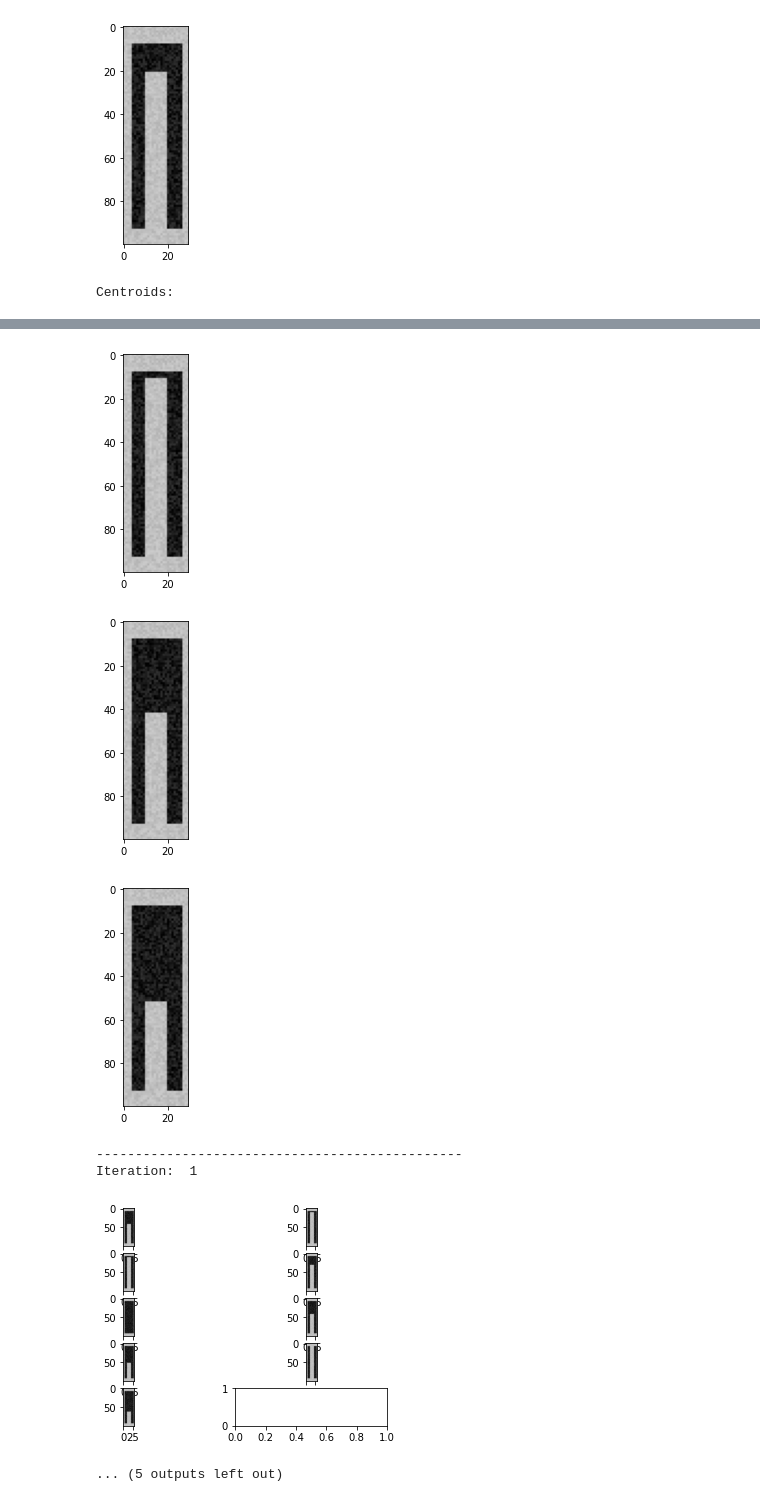
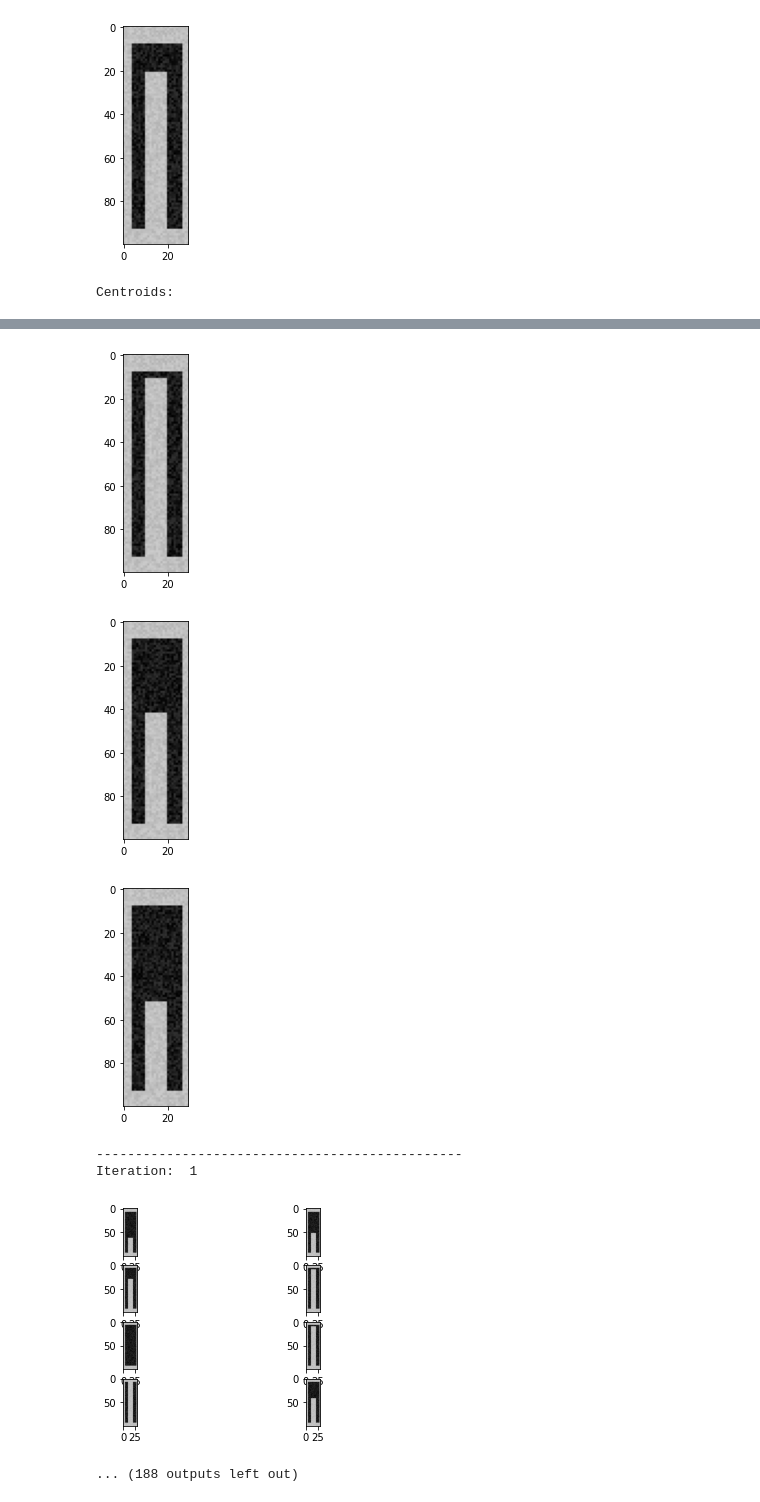
Before and after one commit to bitshrine/ml2-tufts, a Jupyter notebook: scripts/KMeans.ipynb, the cells around one changed output, grey strips where cells are left out. Saved outputs shown, nothing was run; the diff lists cells and outputs as text; code cells hidden in the pictures.

Commit message:
change to KMeans

```diff
--- a/scripts/KMeans.ipynb
+++ b/scripts/KMeans.ipynb
@@ -50,11 +54,11 @@ def plot_tuft(tuft):
     plt.imshow(tuft, cmap = "gray", vmin = 0, vmax = 1)
     plt.show()
 # %%
-def plot_9_tufts(tufts):
+def plot_n_tufts(tufts,n, rows, cols):
 
-    f, axarr = plt.subplots(5, 2)
-    for i in range(0, 9):
-            axarr[i%5,i%2].imshow(tufts[i].reshape(100, 30),  cmap = "gray", vmin = 0, vmax = 1)
+    f, axarr = plt.subplots(4, 2)
+    for i in range(0, n):
+        axarr[i%int((n+1)/2), 0 if i < (n/2) else 1].imshow(tufts[i].reshape(rows, cols),  cmap = "gray", vmin = 0, vmax = 1)
 
     plt.show()
 # %%
@@ -76,7 +79,7 @@ def create_n_tufts(n):
 data = create_n_tufts(1000)
 data = data.reshape([1000, 3000])
 # %%
-def train_kmeans(data, k):
+def train_kmeans(data, k, rows, cols):
 
         shape = data.shape
         centroids = np.zeros((k, shape[1]))
@@ -86,7 +89,7 @@ def train_kmeans(data, k):
 
         print('Centroids: ')
         for c in centroids:
-            plot_tuft(c.reshape(100, 30))
+            plot_tuft(c.reshape(rows, cols))
 
         count = 0
         while count < 100:
@@ -108,33 +111,26 @@ def train_kmeans(data, k):
                 for dim in range(shape[1]):
                     new_centroids[centroid, dim] = np.mean(temp[:,dim])
 
-            '''
-            for c in new_centroids:
-                plot_centroids[i] = c.reshape(100, 30))
-            '''
-            plot_9_tufts(centroids)
 
-            if np.linalg.norm(new_centroids - centroids) < np.finfo(float).eps:
-                print("DONE!")
-                break
+            plot_n_tufts(centroids, 9, rows, cols)
 
             centroids = new_centroids
 
         return centroids, labels
 # %%
-centroids, labels = train_kmeans(data, 9)
+centroids, labels = train_kmeans(data, 9, 100, 30)
 # %% [output]
 Centroids:
 [figure]
 [figure]
 [figure]
 [figure]
 [figure]
 [figure]
 [figure]
 [figure]
 [figure]
 -----------------------------------------------
 Iteration:  1
-[figure, old version]
+[figure, new version]
-... (5 outputs left out)
+... (188 outputs left out)
```
Also changed, not shown: parts of 9 cells of this notebook.
